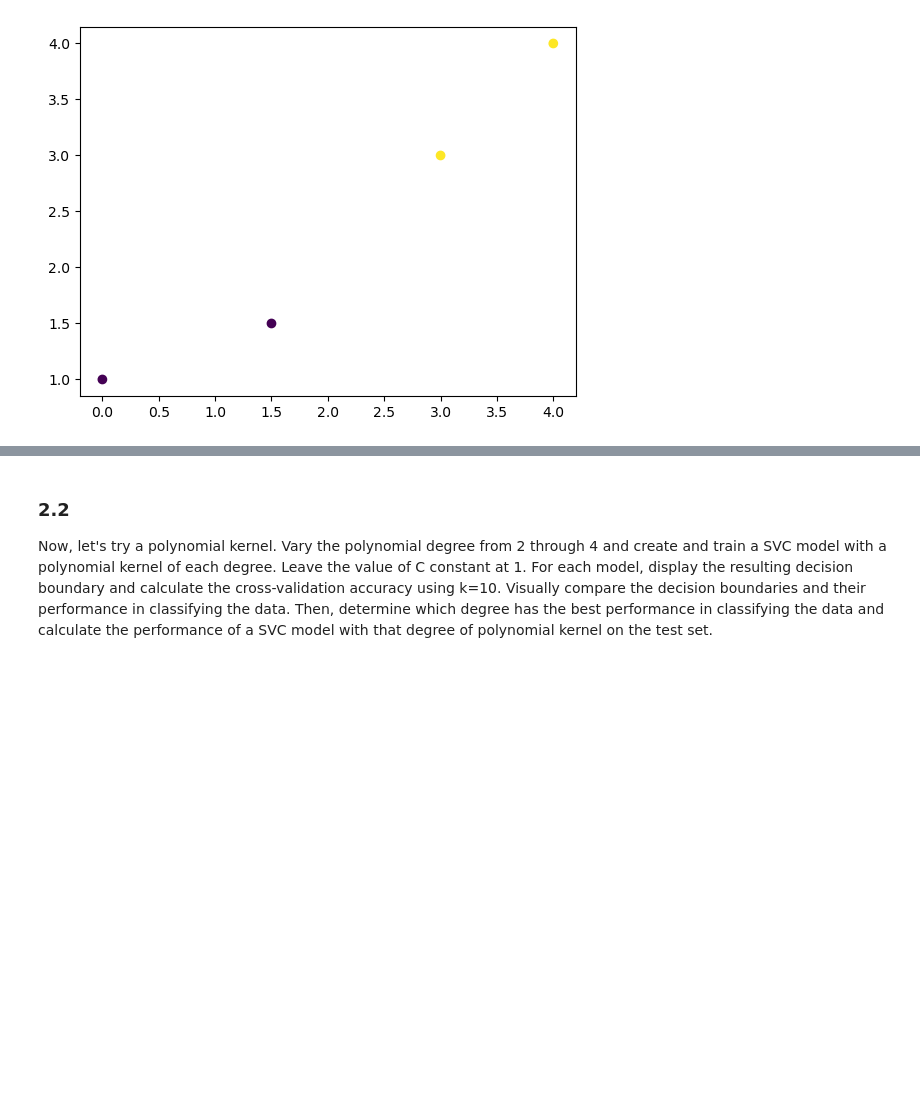
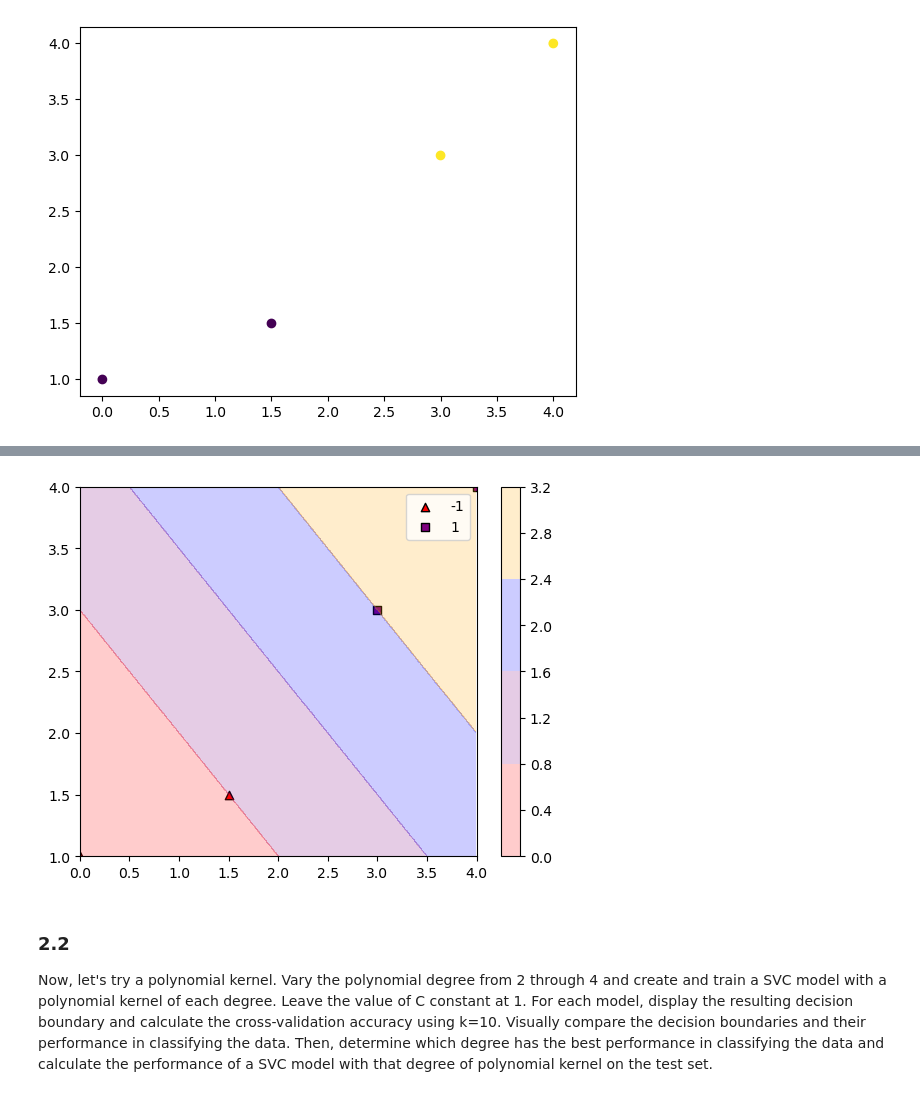
Before and after one commit to shaunak-badani/Duke-Fall-24-Assignments, a Jupyter notebook: 520_Modeling_Processes_and_Algorithms/snippets/SVM_custom.ipynb, the cells around one changed output, grey strips where cells are left out. Drawn from its saved outputs; the diff is of its cells as text; code cells hidden in the pictures; blank space fills up the shorter version.

```diff
--- a/520_Modeling_Processes_and_Algorithms/snippets/SVM_custom.ipynb
+++ b/520_Modeling_Processes_and_Algorithms/snippets/SVM_custom.ipynb
@@ -298,3 +294,33 @@ array([[-1],
+# %%
+def plot_svm(x, y):
+    markers = ['^','s','v','o','x']
+    colors = ['red','purple','blue','orange', 'yellow']
+
+    xgrid = np.arange(x[:,0].min(),x[:,0].max(),
+                  (x[:,0].max()-x[:,0].min())/500)
+    ygrid = np.arange(x[:,1].min(),x[:,1].max(),
+                      (x[:,1].max()-x[:,1].min())/500)
+    xx,yy = np.meshgrid(xgrid,ygrid)
+
+    y_squeezed = y.squeeze()
+
+
+    for i,k in enumerate(np.unique(y_squeezed)):
+        plt.scatter(x[y_squeezed==k][:,0],x[y_squeezed==k][:,1],
+                    c=colors[i],marker=markers[i],label=k,edgecolor='black')
+
+
+    mesh_preds = svm.predict(np.c_[xx.ravel(),yy.ravel()])
+    cmap = ListedColormap(colors[:len(np.unique(mesh_preds))])
+    mesh_preds = mesh_preds.reshape(xx.shape)
+    plt.contourf(xx,yy,mesh_preds,alpha=0.2,cmap=cmap)
+    plt.xlim([x[:, 0].min(), x[:, 0].max()])
+    plt.ylim([x[:, 1].min(), x[:, 1].max()])
+    plt.colorbar()
+    plt.legend()
+plot_svm(x_samples, y_samples)
+# %% [output]
+[figure, added]
 # %% [markdown]
 ### 2.2
 Now, let's try a polynomial kernel.  Vary the polynomial degree from 2 through 4 and create and train a SVC model with a polynomial kernel of each degree.  Leave the value of C constant at 1.  For each model, display the resulting decision boundary and calculate the cross-validation accuracy using k=10.  Visually compare the decision boundaries and their performance in classifying the data.  Then, determine which degree has the best performance in classifying the data and calculate the performance of a SVC model with that degree of polynomial kernel on the test set.
```
Also changed, not shown: parts of 4 cells of this notebook.
